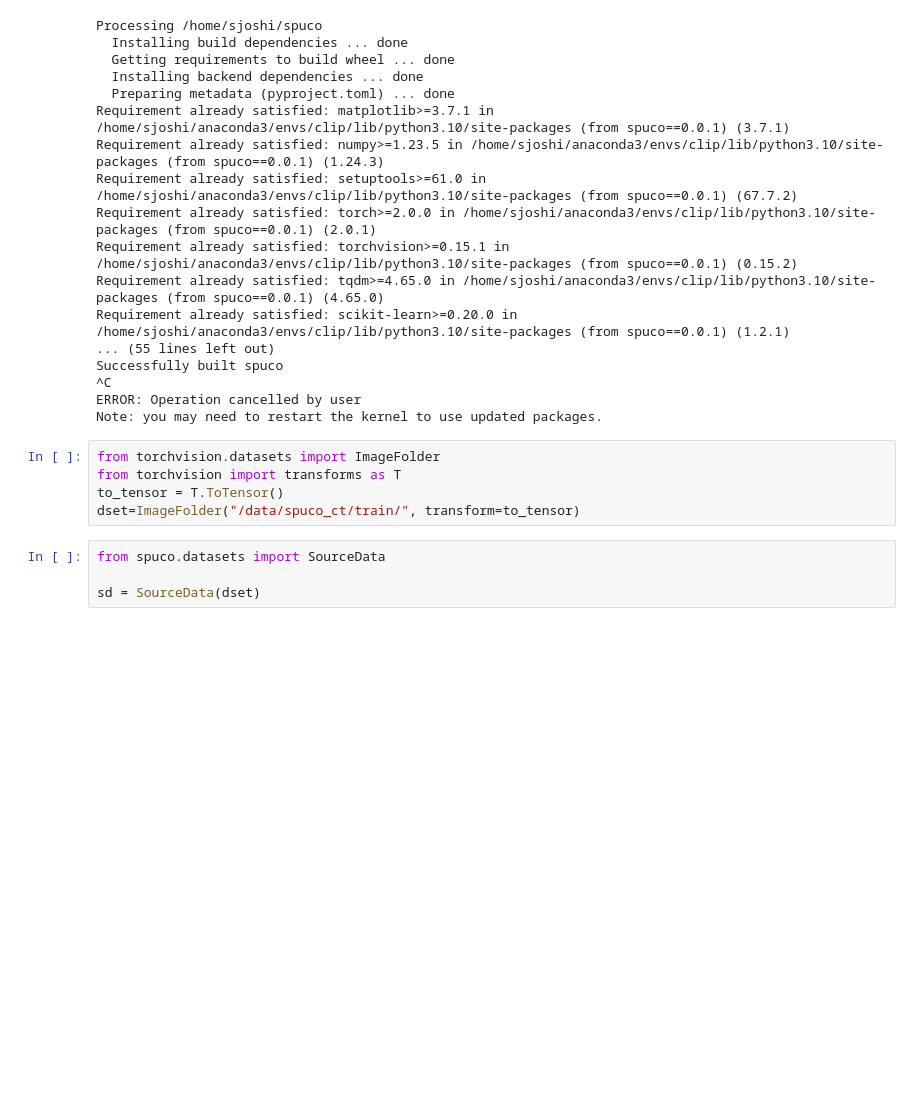
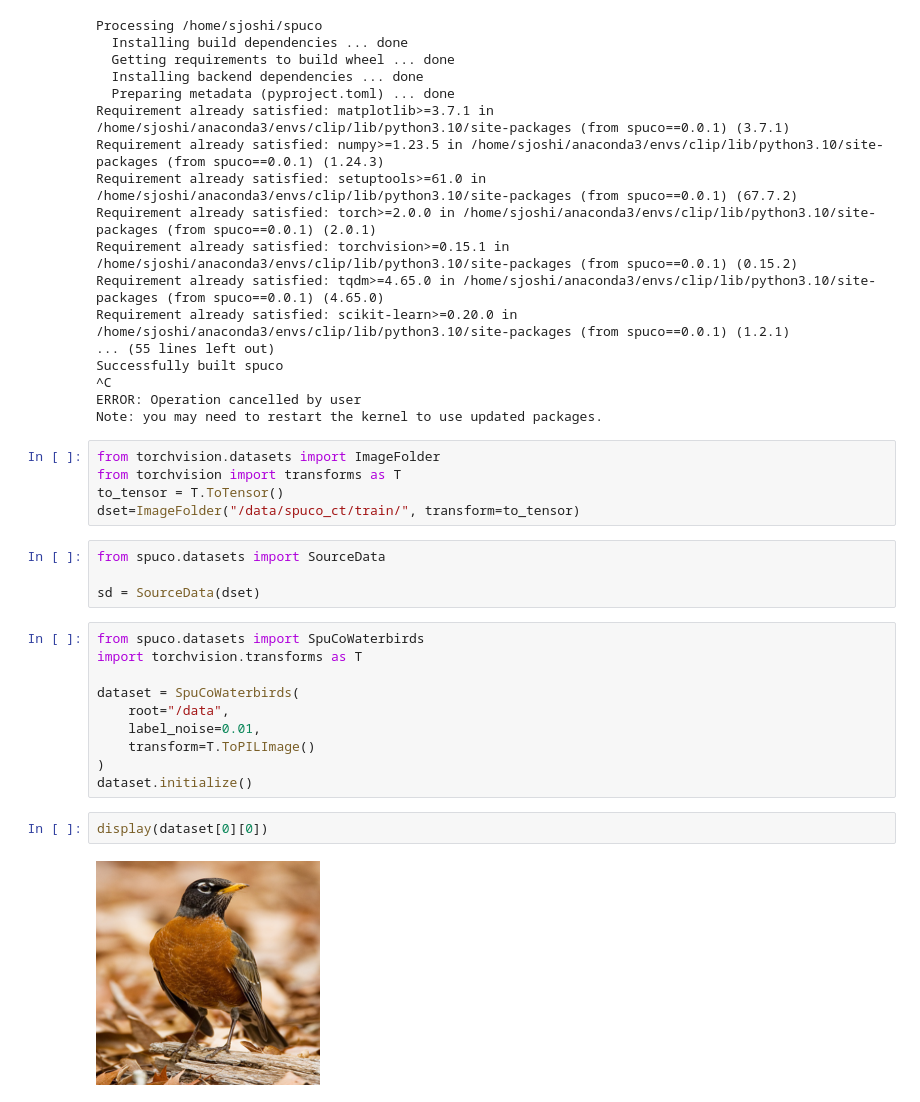
Before and after one commit to BigML-CS-UCLA/SpuCo, a Jupyter notebook: quickstart/explore_data.ipynb, the cells around one changed output. Drawn from its saved outputs; the diff is of its cells as text; blank space fills up the shorter version.

Commit message:
SpuCoWaterbirds added

```diff
--- a/quickstart/explore_data.ipynb
+++ b/quickstart/explore_data.ipynb
@@ -157,3 +157,17 @@ dset=ImageFolder("/data/spuco_ct/train/", transform=to_tensor)
 from spuco.datasets import SourceData
 
 sd = SourceData(dset)
+# %%
+from spuco.datasets import SpuCoWaterbirds
+import torchvision.transforms as T
+
+dataset = SpuCoWaterbirds(
+    root="/data",
+    label_noise=0.01,
+    transform=T.ToPILImage()
+)
+dataset.initialize()
+# %%
+display(dataset[0][0])
+# %% [output]
+[figure, added]
```
Also changed, not shown: parts of 1 cell of this notebook, 5 other files.
